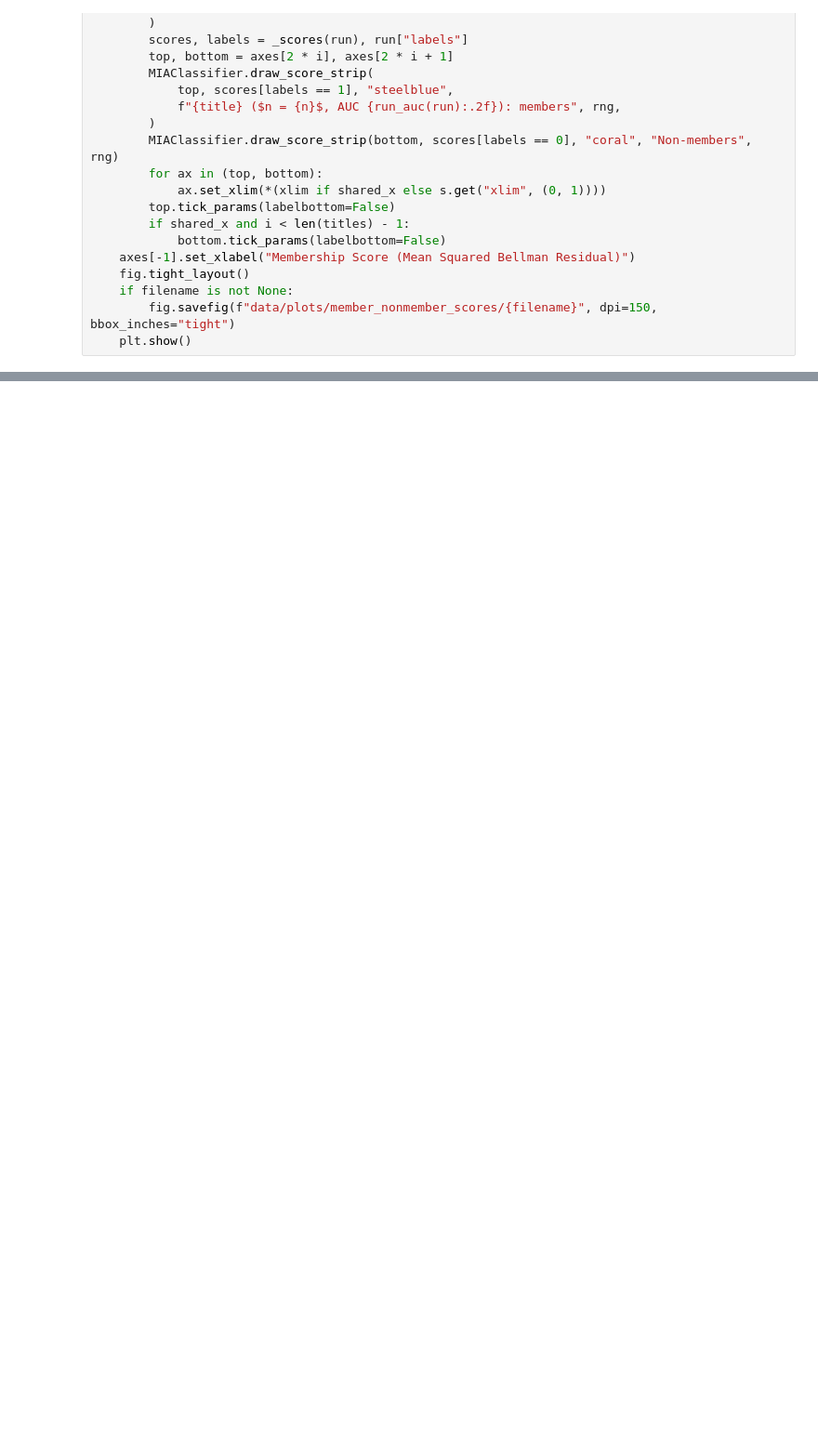
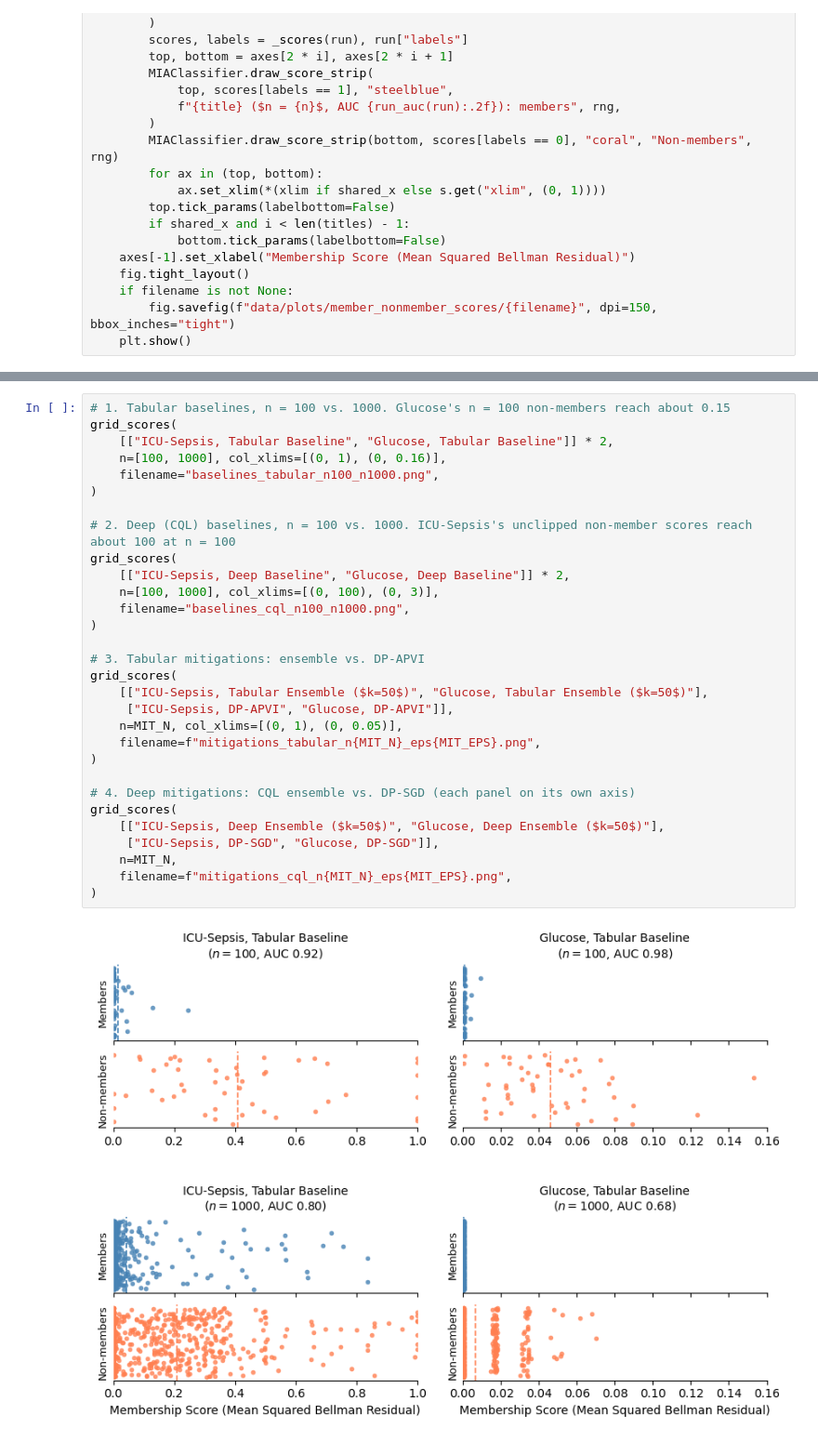
Before and after one commit to lanceHEN/Q-Learning-MIA, a Jupyter notebook: notebooks/member_nonmember_scores.ipynb, the cells around one changed output, grey strips where cells are left out. Shown at 93% size. Drawn from its saved outputs; the diff is of its cells as text; blank space fills up the shorter version.

```diff
--- a/notebooks/member_nonmember_scores.ipynb
+++ b/notebooks/member_nonmember_scores.ipynb
@@ -144,0 +205,32 @@ stacked_scores(["ICU-Sepsis, Tabular Baseline", "ICU-Sepsis, Tabular Ensemble ($
+# %%
+# 1. Tabular baselines, n = 100 vs. 1000. Glucose's n = 100 non-members reach about 0.15
+grid_scores(
+    [["ICU-Sepsis, Tabular Baseline", "Glucose, Tabular Baseline"]] * 2,
+    n=[100, 1000], col_xlims=[(0, 1), (0, 0.16)],
+    filename="baselines_tabular_n100_n1000.png",
+)
+
+# 2. Deep (CQL) baselines, n = 100 vs. 1000. ICU-Sepsis's unclipped non-member scores reach about 100 at n = 100
+grid_scores(
+    [["ICU-Sepsis, Deep Baseline", "Glucose, Deep Baseline"]] * 2,
+    n=[100, 1000], col_xlims=[(0, 100), (0, 3)],
+    filename="baselines_cql_n100_n1000.png",
+)
+
+# 3. Tabular mitigations: ensemble vs. DP-APVI
+grid_scores(
+    [["ICU-Sepsis, Tabular Ensemble ($k=50$)", "Glucose, Tabular Ensemble ($k=50$)"],
+     ["ICU-Sepsis, DP-APVI", "Glucose, DP-APVI"]],
+    n=MIT_N, col_xlims=[(0, 1), (0, 0.05)],
+    filename=f"mitigations_tabular_n{MIT_N}_eps{MIT_EPS}.png",
+)
+
+# 4. Deep mitigations: CQL ensemble vs. DP-SGD (each panel on its own axis)
+grid_scores(
+    [["ICU-Sepsis, Deep Ensemble ($k=50$)", "Glucose, Deep Ensemble ($k=50$)"],
+     ["ICU-Sepsis, DP-SGD", "Glucose, DP-SGD"]],
+    n=MIT_N,
+    filename=f"mitigations_cql_n{MIT_N}_eps{MIT_EPS}.png",
+)
+# %% [output]
+[figure, added]
```
Also changed, not shown: parts of 6 cells of this notebook, 4 other files.
